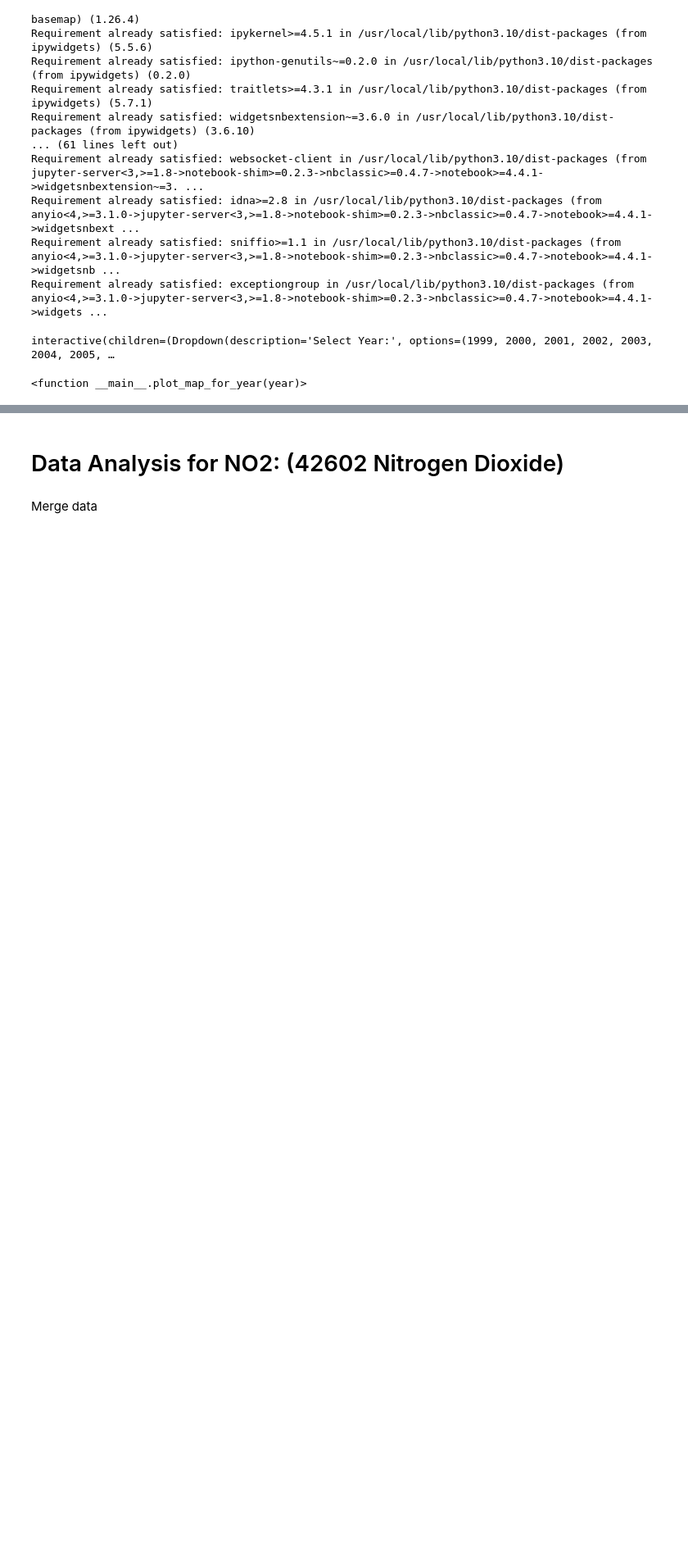
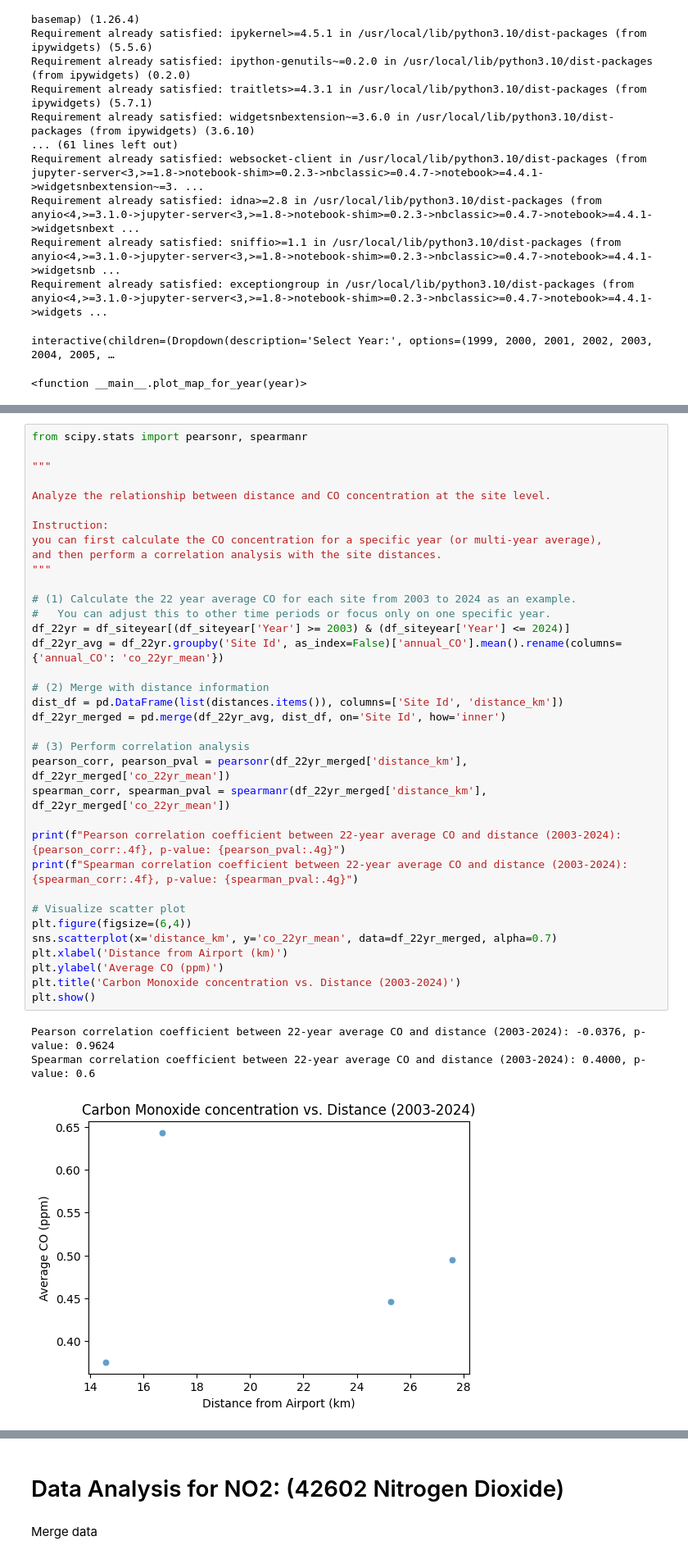
Before and after one commit to Chu-Yichen/QM2-Group-19, a Jupyter notebook: MAIN_Data_Preparation & Visualisation.ipynb, the cells around one changed output, grey strips where cells are left out. Shown at 82% size. Cells and saved outputs as stored; diff of their text form; blank space fills up the shorter version.

```diff
--- a/MAIN_Data_Preparation & Visualisation.ipynb
+++ b/MAIN_Data_Preparation & Visualisation.ipynb
@@ -455,0 +460,39 @@ interactive(children=(Dropdown(description='Select Year:', options=(1999, 2000,
+# %%
+from scipy.stats import pearsonr, spearmanr
+
+"""
+
+Analyze the relationship between distance and CO concentration at the site level.
+
+Instruction:
+you can first calculate the CO concentration for a specific year (or multi-year average),
+and then perform a correlation analysis with the site distances.
+"""
+
+# (1) Calculate the 22 year average CO for each site from 2003 to 2024 as an example.
+#   You can adjust this to other time periods or focus only on one specific year.
+df_22yr = df_siteyear[(df_siteyear['Year'] >= 2003) & (df_siteyear['Year'] <= 2024)]
+df_22yr_avg = df_22yr.groupby('Site Id', as_index=False)['annual_CO'].mean().rename(columns={'annual_CO': 'co_22yr_mean'})
+
+# (2) Merge with distance information
+dist_df = pd.DataFrame(list(distances.items()), columns=['Site Id', 'distance_km'])
+df_22yr_merged = pd.merge(df_22yr_avg, dist_df, on='Site Id', how='inner')
+
+# (3) Perform correlation analysis
+pearson_corr, pearson_pval = pearsonr(df_22yr_merged['distance_km'], df_22yr_merged['co_22yr_mean'])
+spearman_corr, spearman_pval = spearmanr(df_22yr_merged['distance_km'], df_22yr_merged['co_22yr_mean'])
+
+print(f"Pearson correlation coefficient between 22-year average CO and distance (2003-2024): {pearson_corr:.4f}, p-value: {pearson_pval:.4g}")
+print(f"Spearman correlation coefficient between 22-year average CO and distance (2003-2024): {spearman_corr:.4f}, p-value: {spearman_pval:.4g}")
+
+# Visualize scatter plot
+plt.figure(figsize=(6,4))
+sns.scatterplot(x='distance_km', y='co_22yr_mean', data=df_22yr_merged, alpha=0.7)
+plt.xlabel('Distance from Airport (km)')
+plt.ylabel('Average CO (ppm)')
+plt.title('Carbon Monoxide concentration vs. Distance (2003-2024)')
+plt.show()
+# %% [output]
+Pearson correlation coefficient between 22-year average CO and distance (2003-2024): -0.0376, p-value: 0.9624
+Spearman correlation coefficient between 22-year average CO and distance (2003-2024): 0.4000, p-value: 0.6
+[figure, added]
```
Also changed, not shown: parts of 15 cells of this notebook.
